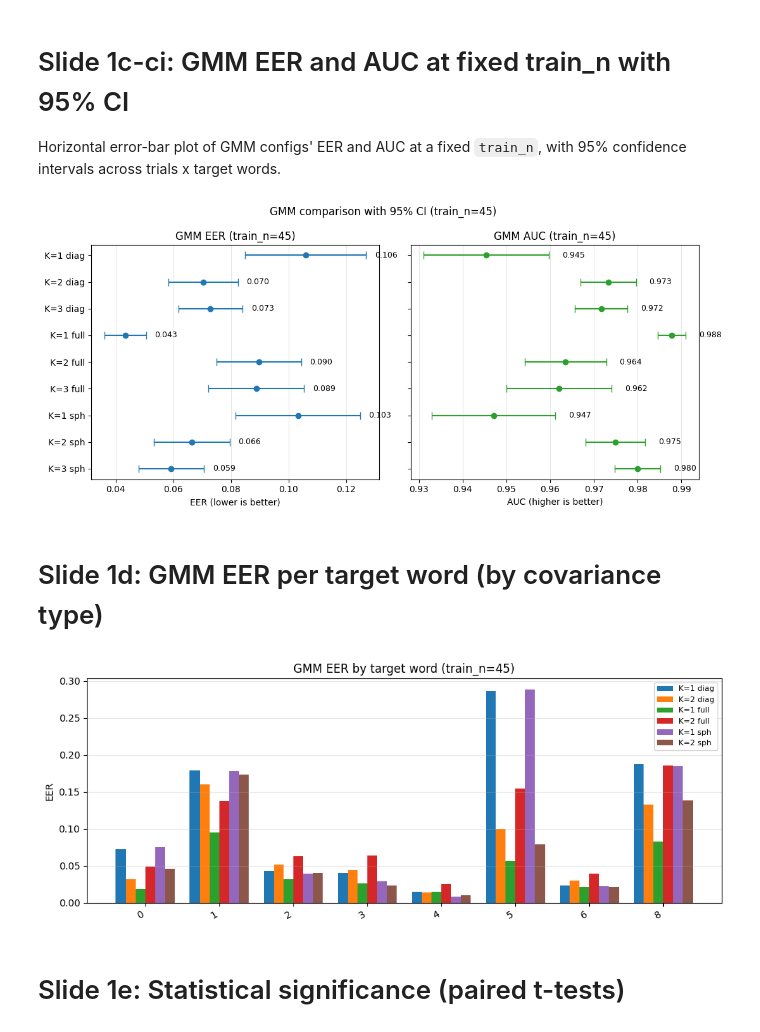
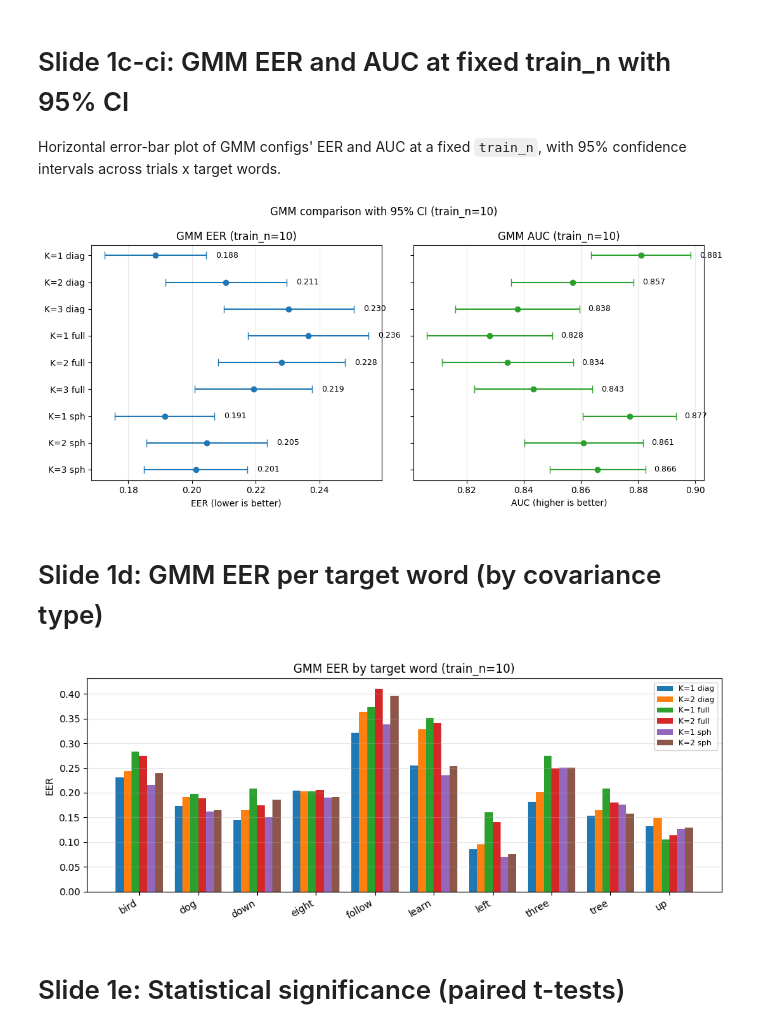
Before and after one commit to albertobasaglia/tinygmm-thesis, a Jupyter notebook: src/compare/plots.ipynb, the cells around one changed output. Saved outputs shown, nothing was run; the diff lists cells and outputs as text; code cells hidden in the pictures.

```diff
--- a/src/compare/plots.ipynb
+++ b/src/compare/plots.ipynb
@@ -17,7 +17,11 @@ from compare.plots import (
 )
 
 # df = pd.read_parquet(ROOT / "results" / "sweep.parquet.correct")
-df = pd.read_parquet(ROOT / "results" / "sweep_pendigits.parquet")
+# df = pd.read_parquet(ROOT / "results" / "sweep_pendigits.parquet")
+df = pd.read_parquet(ROOT / "results" / "sweep_speech_latest.parquet")
+
+# Train_n value for plots that pin to a single budget
+FIXED_TRAIN_N = 10
 # %% [output]
 The autoreload extension is already loaded. To reload it, use:
   %reload_ext autoreload
@@ -67,7 +71,7 @@ Horizontal error-bar plot of GMM configs' EER and AUC at a fixed `train_n`, with
 from scipy import stats as _stats
 import numpy as np
 
-GMM_CI_TRAIN_N = 45
+GMM_CI_TRAIN_N = FIXED_TRAIN_N
 
 gmm_ci_configs = [
     ("K=1 diag", {"p_adapter": "GMMAdapter", "p_n_components": 1, "p_covariance_type": "diag"}),
@@ -120,41 +124,41 @@ fig.suptitle(f"GMM comparison with 95% CI (train_n={GMM_CI_TRAIN_N})")
 fig.tight_layout()
 plt.show()
 # %% [output]
-[figure, old version]
+[figure, new version]
 # %% [markdown]
 # Slide 1d: GMM EER per target word (by covariance type)
 # %%
 gmm_word_lines = [
     ("K=1 diag", {"p_adapter": "GMMAdapter", "p_n_components": 1, "p_covariance_type": "diag"}),
     ("K=2 diag", {"p_adapter": "GMMAdapter", "p_n_components": 2, "p_covariance_type": "diag"}),
     ("K=1 full", {"p_adapter": "GMMAdapter", "p_n_components": 1, "p_covariance_type": "full"}),
     ("K=2 full", {"p_adapter": "GMMAdapter", "p_n_components": 2, "p_covariance_type": "full"}),
     ("K=1 sph",  {"p_adapter": "GMMAdapter", "p_n_components": 1, "p_covariance_type": "spherical"}),
     ("K=2 sph",  {"p_adapter": "GMMAdapter", "p_n_components": 2, "p_covariance_type": "spherical"}),
 ]
 
-fixed_train_n = 45
+fixed_train_n = FIXED_TRAIN_N
 sub = df[df["p_train_n"] == fixed_train_n]
 words = sorted(df["p_target_class"].unique())
 x = range(len(words))
 width = 0.8 / len(gmm_word_lines)
 
 fig, ax = plt.subplots(figsize=(10, 4))
 for i, (label, where) in enumerate(gmm_word_lines):
     means = [_filter(sub, where).groupby("p_target_class")["m_eer"].mean().get(w, float("nan")) for w in words]
     offset = (i - len(gmm_word_lines) / 2 + 0.5) * width
     ax.bar([xi + offset for xi in x], means, width=width, label=label)
 
 ax.set_xticks(list(x))
 ax.set_xticklabels(words, rotation=30, ha="right")
 ax.set_ylabel("EER")
 ax.set_title(f"GMM EER by target word (train_n={fixed_train_n})")
 ax.legend(fontsize=8)
 ax.grid(axis="y", alpha=0.3)
 fig.tight_layout()
 plt.show()
 # %% [output]
-[figure, old version]
+[figure, new version]
 # %% [markdown]
 # Slide 1e: Statistical significance (paired t-tests)
 # %%
```
Also changed, not shown: parts of 24 cells of this notebook, 5 other files.
